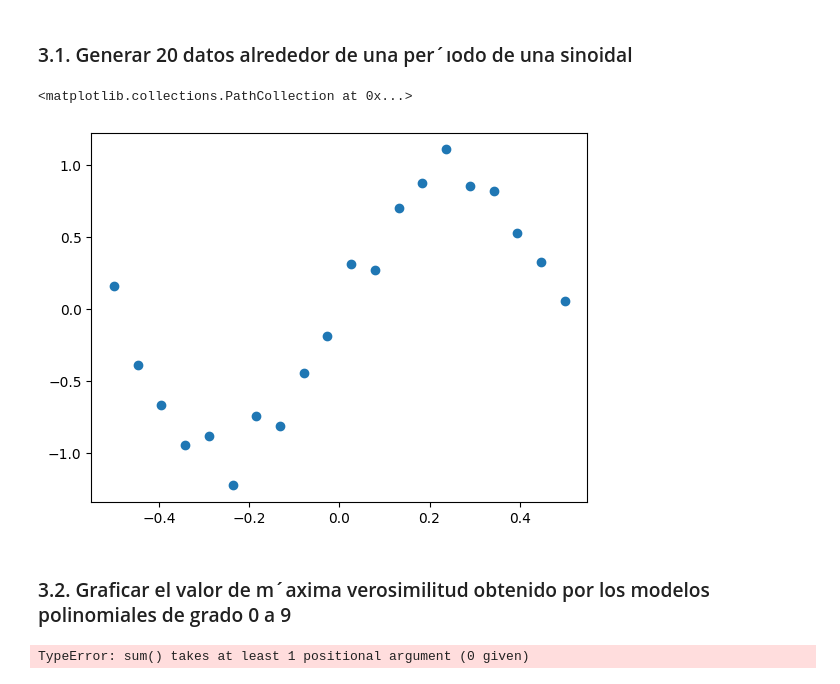
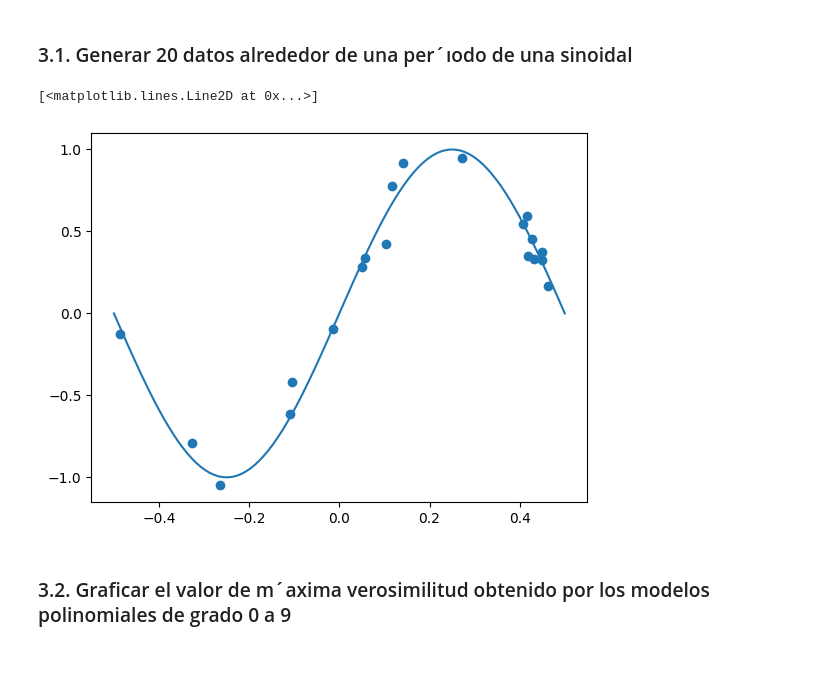
Before and after one commit to ulrich-marcelo/Inferencia-Bayesiana-Causal, a Jupyter notebook: Practicas/Unidad 1/guia1.ipynb, the cells around one changed output. Drawn from its saved outputs; the diff is of its cells as text; code cells hidden in the pictures.

```diff
--- a/Practicas/Unidad 1/guia1.ipynb
+++ b/Practicas/Unidad 1/guia1.ipynb
@@ -393,20 +399,16 @@ import scipy as sc
 # %% [markdown]
 ### 3.1. Generar 20 datos alrededor de una per´ıodo de una sinoidal
 # %%
-
-
-
-x_datos = np.arange(-0.5,0.5+1/19,1/19)
+x_datos = sc.stats.uniform.rvs(-0.5,1,20)
 y_datos = np.sin(2*np.pi*x_datos) + sc.stats.norm.rvs(0,0.1,len(x_datos))
+# %%
+x_tot=np.linspace(-0.5,0.5,100)
+y_tot=np.sin(2*np.pi*x_tot)
 # %%
 plt.scatter(x_datos,y_datos)
+plt.plot(x_tot,y_tot)
 # %% [output]
-<matplotlib.collections.PathCollection at 0x...>
+[<matplotlib.lines.Line2D at 0x...>]
-[figure, old version]
+[figure, new version]
 # %% [markdown]
 ### 3.2. Graficar el valor de m´axima verosimilitud obtenido por los modelos polinomiales de grado 0 a 9
-# %%
-for grado in range(10):
-    np.sum(y_datos - sum())
-# %% [output]
-TypeError: sum() takes at least 1 positional argument (0 given)
```
Also changed, not shown: parts of 24 cells of this notebook.
